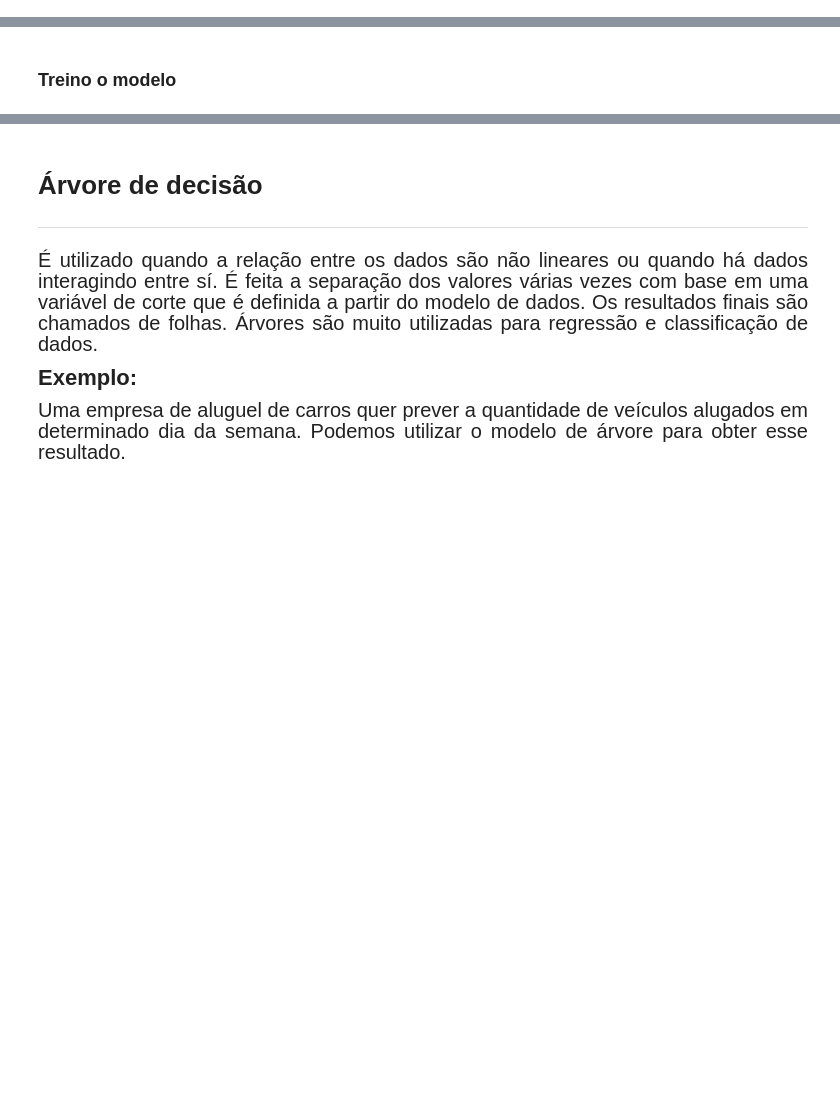
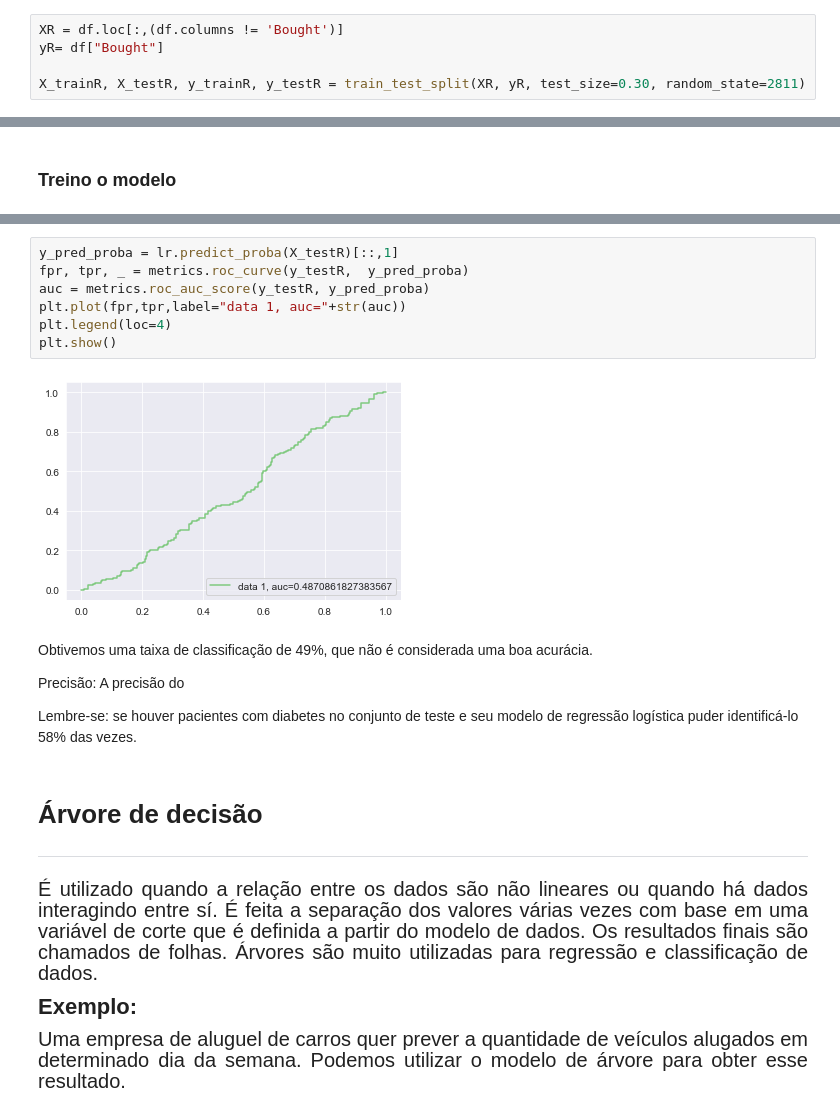
Before and after one commit to esterfania/machine_learning, a Jupyter notebook: Trabalho.ipynb, the cells around one changed output, grey strips where cells are left out. Drawn from its saved outputs; the diff is of its cells as text; blank space fills up the shorter version.

```diff
--- a/Trabalho.ipynb
+++ b/Trabalho.ipynb
@@ -594,0 +591,5 @@ from sklearn.linear_model import LogisticRegression
+# %%
+XR = df.loc[:,(df.columns != 'Bought')]
+yR= df["Bought"]
+
+X_trainR, X_testR, y_trainR, y_testR = train_test_split(XR, yR, test_size=0.30, random_state=2811)
@@ -616,3 +644,18 @@ from sklearn.linear_model import LogisticRegression
+# %%
+y_pred_proba = lr.predict_proba(X_testR)[::,1]
+fpr, tpr, _ = metrics.roc_curve(y_testR,  y_pred_proba)
+auc = metrics.roc_auc_score(y_testR, y_pred_proba)
+plt.plot(fpr,tpr,label="data 1, auc="+str(auc))
+plt.legend(loc=4)
+plt.show()
+# %% [output]
+[figure, added]
+# %% [markdown]
+Obtivemos uma taixa de classificação de 49%, que não é considerada uma boa acurácia.
+
+Precisão: A precisão do
+
+Lembre-se: se houver pacientes com diabetes no conjunto de teste e seu modelo de regressão logística puder identificá-lo 58% das vezes.
 # %% [markdown]
 
 # Árvore de decisão
```
Also changed, not shown: parts of 41 cells of this notebook, 1 other file.
